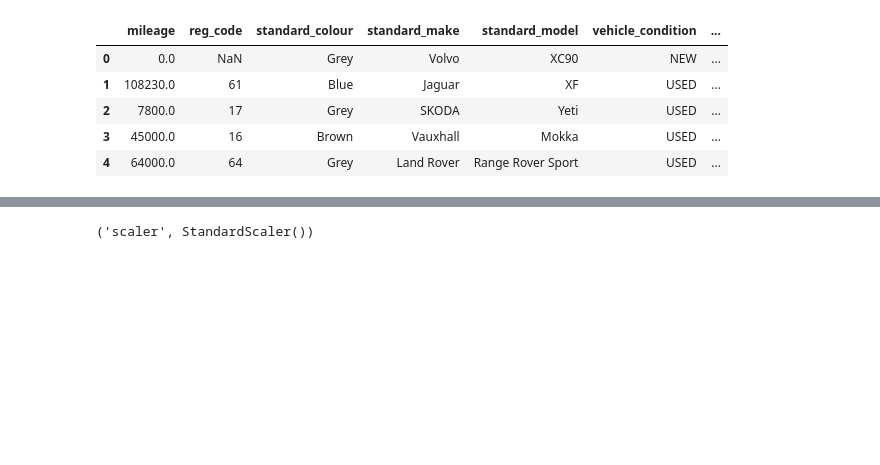
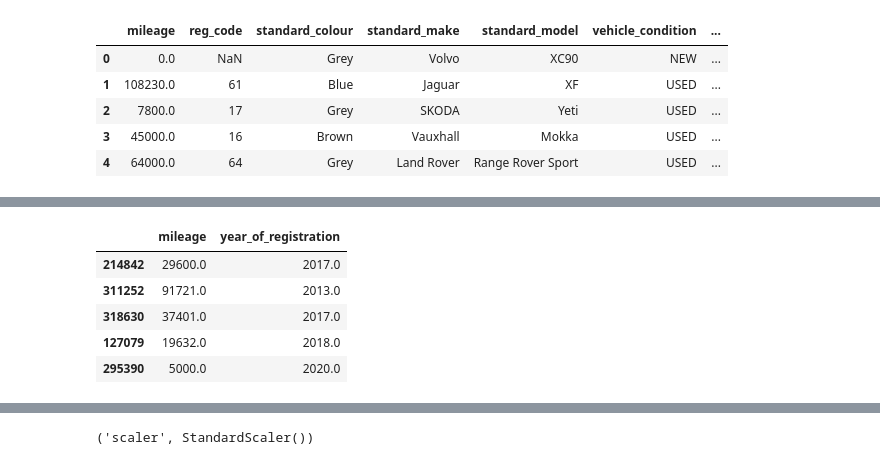
Before and after one commit to kessingtonosazee/GCP_Project_1, a Jupyter notebook: assessment_rrr.ipynb, the cells around one changed output, grey strips where cells are left out. Cells and saved outputs as stored; diff of their text form; code cells hidden in the pictures; blank space fills up the shorter version.

```diff
--- a/assessment_rrr.ipynb
+++ b/assessment_rrr.ipynb
@@ -133,0 +163,14 @@ df1.head()
+# %%
+
+mean = X_train_num.mean().round(1)
+X_train_num = X_train_num.replace(0.0, mean )
+X_train_num = X_train_num.replace(np.nan, mean )
+
+X_train_num.head()
+# %% [output]
+|  | mileage | year_of_registration |
+| 214842 | 29600.0 | 2017.0 |
+| 311252 | 91721.0 | 2013.0 |
+| 318630 | 37401.0 | 2017.0 |
+| 127079 | 19632.0 | 2018.0 |
+| 295390 | 5000.0 | 2020.0 |
```
Also changed, not shown: parts of 20 cells of this notebook.
